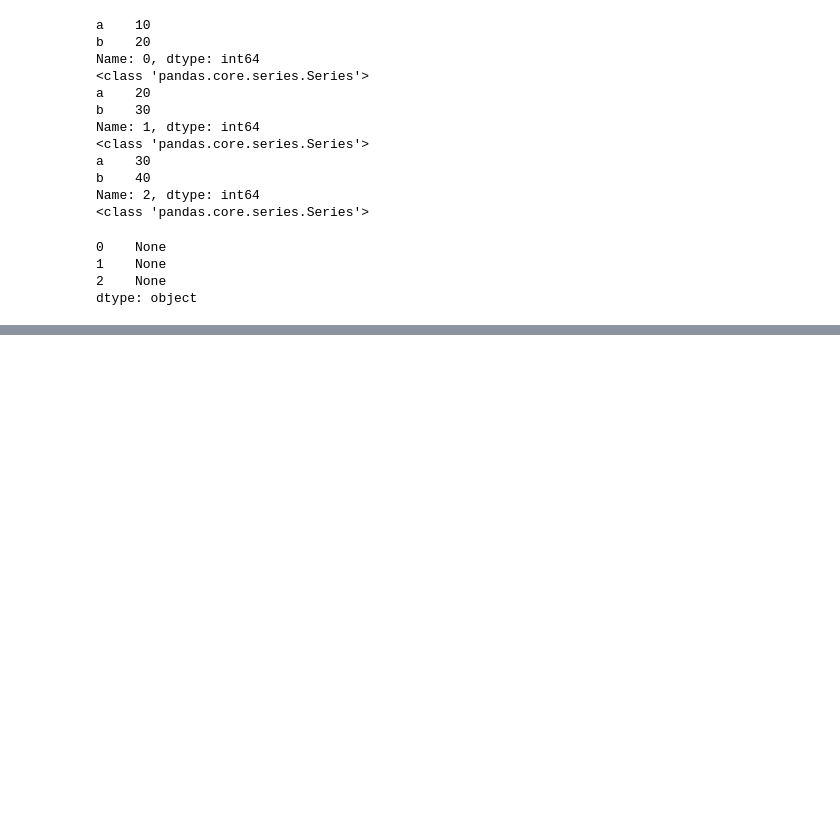
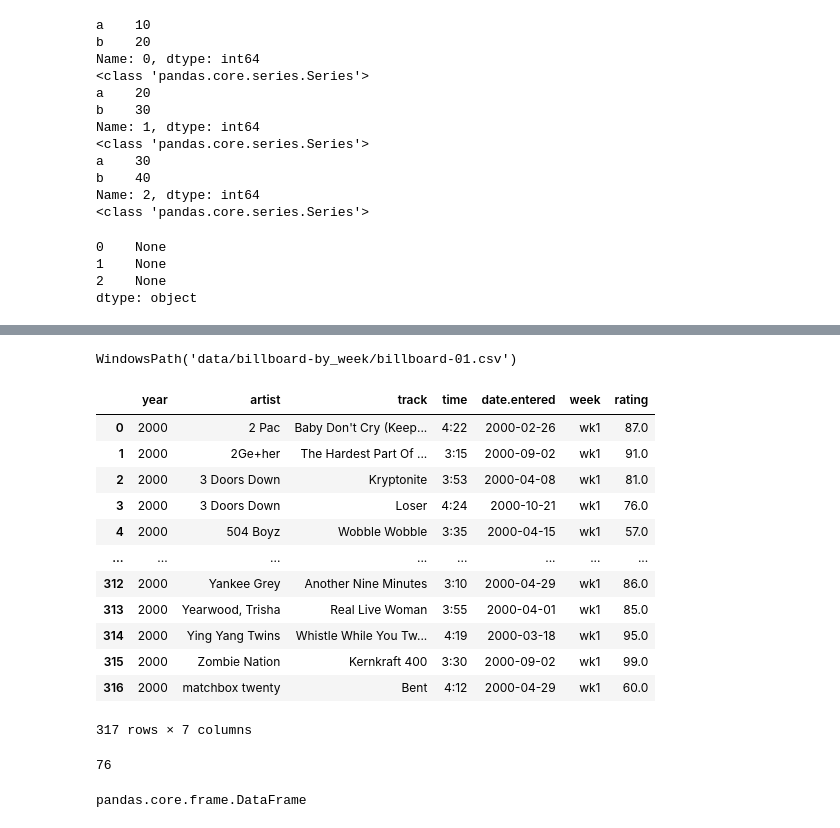
Before and after one commit to damdam1219/hipython_rep, a Jupyter notebook: 14. 데이터 전처리.ipynb, the cells around one changed output, grey strips where cells are left out. Drawn from its saved outputs; the diff is of its cells as text; code cells hidden in the pictures; blank space fills up the shorter version.

```diff
--- a/14. 데이터 전처리.ipynb
+++ b/14. 데이터 전처리.ipynb
@@ -453,0 +739,5 @@ data= {'name':['']}
+# %%
+data_files = Path('./').glob("data/billboard-by_week/billboard-*.csv")
+# %%
+b_data_files = sorted(list(data_files))
+len(b_data_files)
@@ -453,0 +766,33 @@ data= {'name':['']}
+# %%
+b_data_files[0]
+# %% [output]
+WindowsPath('data/billboard-by_week/billboard-01.csv')
+# %%
+pd.read_csv(b_data_files[0])
+# %% [output]
+|  | year | artist | track | time | date.entered | week | rating |
+| 0 | 2000 | 2 Pac | Baby Don't Cry (Keep... | 4:22 | 2000-02-26 | wk1 | 87.0 |
+| 1 | 2000 | 2Ge+her | The Hardest Part Of ... | 3:15 | 2000-09-02 | wk1 | 91.0 |
+| 2 | 2000 | 3 Doors Down | Kryptonite | 3:53 | 2000-04-08 | wk1 | 81.0 |
+| 3 | 2000 | 3 Doors Down | Loser | 4:24 | 2000-10-21 | wk1 | 76.0 |
+| 4 | 2000 | 504 Boyz | Wobble Wobble | 3:35 | 2000-04-15 | wk1 | 57.0 |
+| ... | ... | ... | ... | ... | ... | ... | ... |
+| 312 | 2000 | Yankee Grey | Another Nine Minutes | 3:10 | 2000-04-29 | wk1 | 86.0 |
+| 313 | 2000 | Yearwood, Trisha | Real Live Woman | 3:55 | 2000-04-01 | wk1 | 85.0 |
+| 314 | 2000 | Ying Yang Twins | Whistle While You Tw... | 4:19 | 2000-03-18 | wk1 | 95.0 |
+| 315 | 2000 | Zombie Nation | Kernkraft 400 | 3:30 | 2000-09-02 | wk1 | 99.0 |
+| 316 | 2000 | matchbox twenty | Bent | 4:12 | 2000-04-29 | wk1 | 60.0 |
+317 rows × 7 columns
+# %%
+list_b_df = []
+for b_data_file in b_data_files:
+    df = pd.read_csv(b_data_file)
+    list_b_df.append(df)
+
+len(list_b_df)
+# %% [output]
+76
+# %%
+type(list_b_df[0])
+# %% [output]
+pandas.core.frame.DataFrame
```
Also changed, not shown: parts of 105 cells of this notebook.
